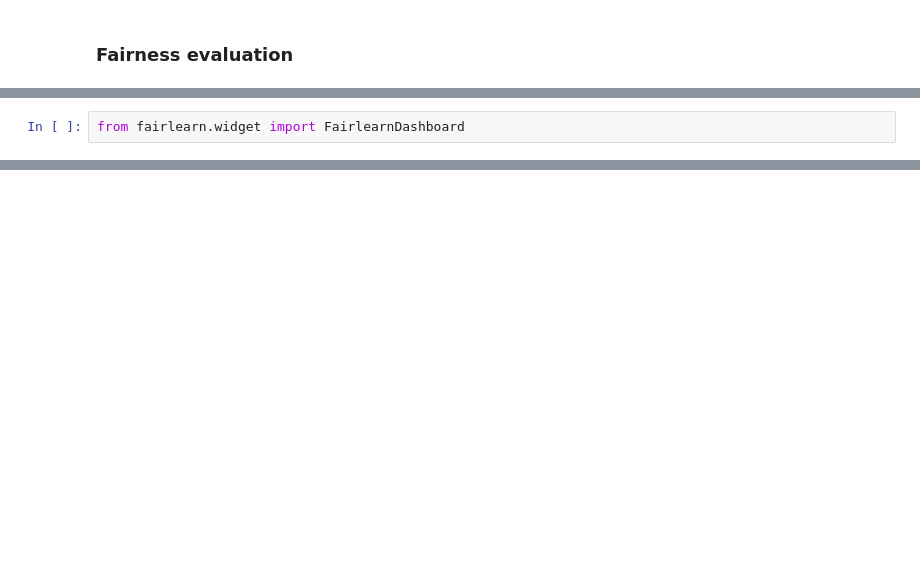
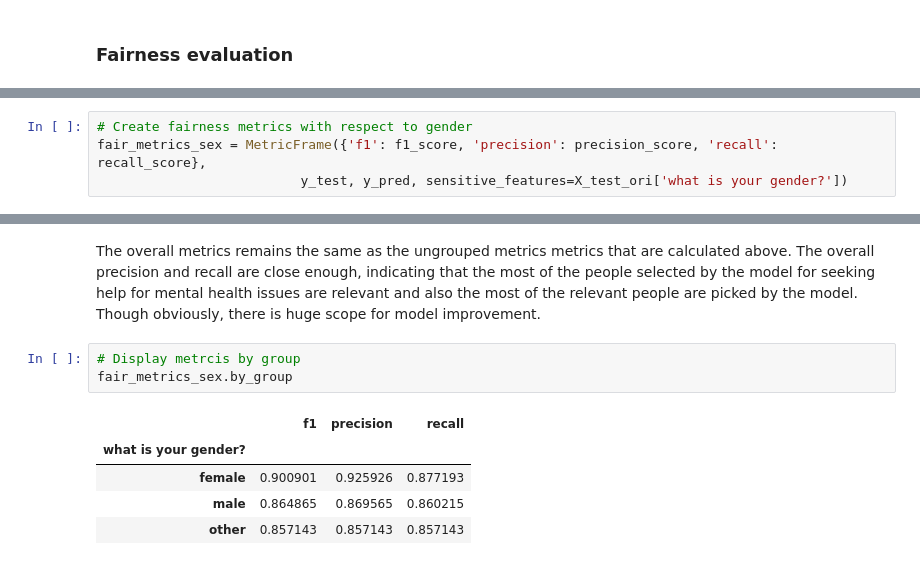
Before and after one commit to patilpushkarp/corporate-mental-health, a Jupyter notebook: mh_book/docs/models/rf.ipynb, the cells around one changed output, grey strips where cells are left out. Saved outputs shown, nothing was run; the diff lists cells and outputs as text; blank space fills up the shorter version.

```diff
--- a/mh_book/docs/models/rf.ipynb
+++ b/mh_book/docs/models/rf.ipynb
@@ -239,2 +218,4 @@ From the above report, it can inferred that model is finding it difficult to pre
 # %%
-from fairlearn.widget import FairlearnDashboard
+# Create fairness metrics with respect to gender
+fair_metrics_sex = MetricFrame({'f1': f1_score, 'precision': precision_score, 'recall': recall_score},
+                          y_test, y_pred, sensitive_features=X_test_ori['what is your gender?'])
@@ -247,0 +230,11 @@ X_test.columns
+# %% [markdown]
+The overall metrics remains the same as the ungrouped metrics metrics that are calculated above. The overall precision and recall are close enough, indicating that the most of the people selected by the model for seeking help for mental health issues are relevant and also the most of the relevant people are picked by the model. Though obviously, there is huge scope for model improvement.
+# %%
+# Display metrcis by group
+fair_metrics_sex.by_group
+# %% [output]
+|  | f1 | precision | recall |
+| what is your gender? |  |  |  |
+| female | 0.900901 | 0.925926 | 0.877193 |
+| male | 0.864865 | 0.869565 | 0.860215 |
+| other | 0.857143 | 0.857143 | 0.857143 |
```
Also changed, not shown: parts of 41 cells of this notebook, 2 other files.
